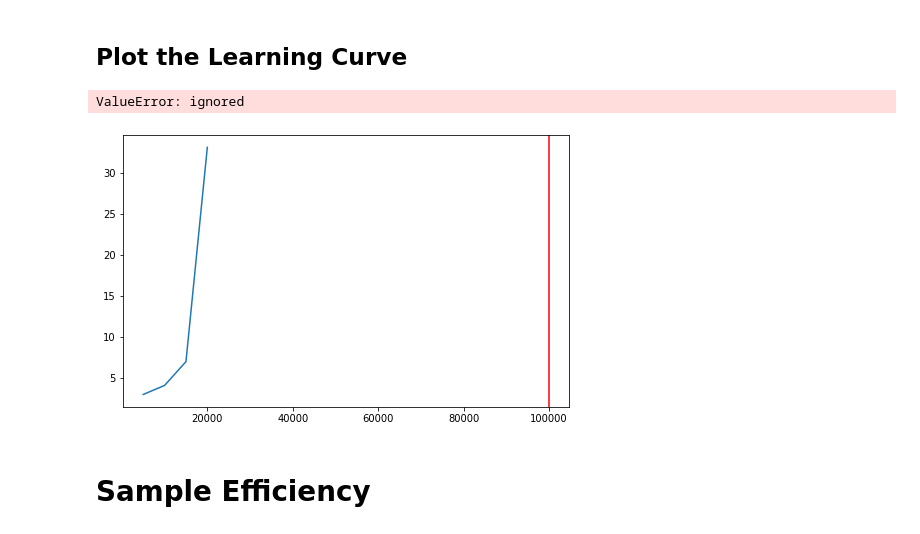
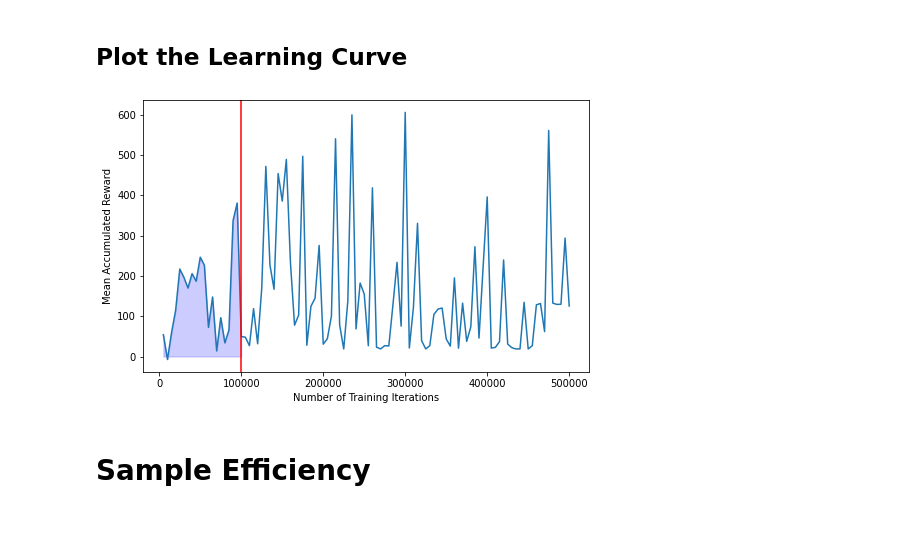
Before and after one commit to CristianManta/JBW-episodic, a Jupyter notebook: main.ipynb, the cells around one changed output. Drawn from its saved outputs; the diff is of its cells as text; code cells hidden in the pictures.

```diff
--- a/main.ipynb
+++ b/main.ipynb
@@ -193,18 +201,17 @@ Done
 # %% [markdown]
 ## Plot the Learning Curve
 # %%
-image_name = "ddqn_with_scent_buffer_target_learning_curve" #@param {type:"string"}
+image_name = "ddqn_without_scent_no_buffer_anneal_10000_target_batch_16_learning_curve" #@param {type:"string"}
 plt.figure(figsize=(8,5))
 iters = np.arange(evaluation_freq, total_timesteps + evaluation_freq, evaluation_freq)
 plt.plot(iters, learning_curve)
 plt.axvline(x=1e+5, color='red') # So that we can visualize sample efficiency at the same time
 plt.fill_between(np.arange(evaluation_freq, 1e+5 + evaluation_freq, evaluation_freq), learning_curve[:int(100000/evaluation_freq)], color="blue", alpha=0.2)
 plt.xlabel("Number of Training Iterations")
 plt.ylabel("Mean Accumulated Reward")
 plt.savefig(f'experiment_plots/{image_name}')
 # %% [output]
-ValueError: ignored
-[figure, old version]
+[figure, new version]
 # %% [markdown]
 # Sample Efficiency
 # %%
```
Also changed, not shown: parts of 14 cells of this notebook.
